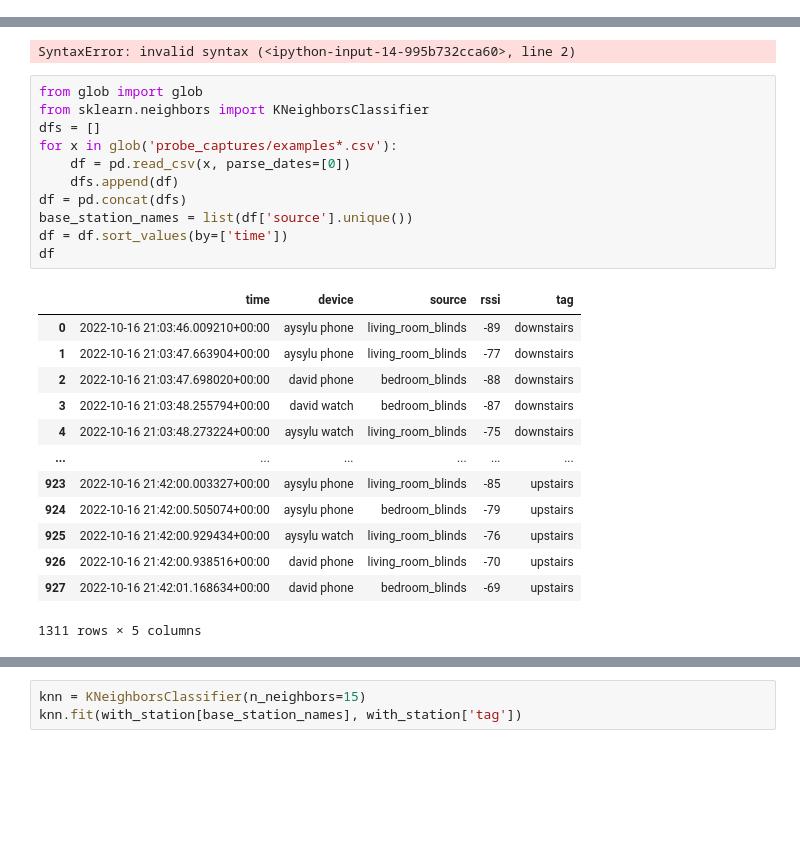
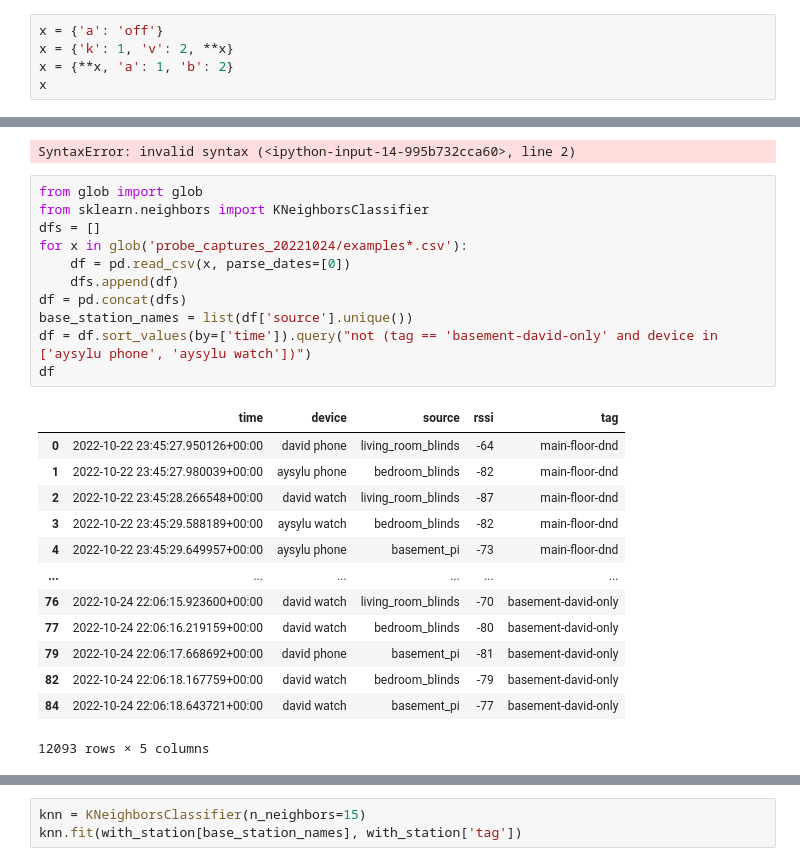
Before and after one commit to dgrnbrg/appdaemon-configs, a Jupyter notebook: appdaemon-dev.ipynb, the cells around one changed output, grey strips where cells are left out. Drawn from its saved outputs; the diff is of its cells as text; blank space fills up the shorter version.

```diff
--- a/appdaemon-dev.ipynb
+++ b/appdaemon-dev.ipynb
@@ -167,0 +167,5 @@ KeyError: 110
+# %%
+x = {'a': 'off'}
+x = {'k': 1, 'v': 2, **x}
+x = {**x, 'a': 1, 'b': 2}
+x
@@ -292,25 +298,25 @@ SyntaxError: invalid syntax (<ipython-input-14-995b732cca60>, line 2)
 # %%
 from glob import glob
 from sklearn.neighbors import KNeighborsClassifier
 dfs = []
-for x in glob('probe_captures/examples*.csv'):
+for x in glob('probe_captures_20221024/examples*.csv'):
     df = pd.read_csv(x, parse_dates=[0])
     dfs.append(df)
 df = pd.concat(dfs)
 base_station_names = list(df['source'].unique())
-df = df.sort_values(by=['time'])
+df = df.sort_values(by=['time']).query("not (tag == 'basement-david-only' and device in ['aysylu phone', 'aysylu watch'])")
 df
 # %% [output]
 |  | time | device | source | rssi | tag |
-| 0 | 2022-10-16 21:03:46.009210+00:00 | aysylu phone | living_room_blinds | -89 | downstairs |
-| 1 | 2022-10-16 21:03:47.663904+00:00 | aysylu phone | living_room_blinds | -77 | downstairs |
-| 2 | 2022-10-16 21:03:47.698020+00:00 | david phone | bedroom_blinds | -88 | downstairs |
-| 3 | 2022-10-16 21:03:48.255794+00:00 | david watch | bedroom_blinds | -87 | downstairs |
-| 4 | 2022-10-16 21:03:48.273224+00:00 | aysylu watch | living_room_blinds | -75 | downstairs |
+| 0 | 2022-10-22 23:45:27.950126+00:00 | david phone | living_room_blinds | -64 | main-floor-dnd |
+| 1 | 2022-10-22 23:45:27.980039+00:00 | aysylu phone | bedroom_blinds | -82 | main-floor-dnd |
+| 2 | 2022-10-22 23:45:28.266548+00:00 | david watch | living_room_blinds | -87 | main-floor-dnd |
+| 3 | 2022-10-22 23:45:29.588189+00:00 | aysylu watch | bedroom_blinds | -82 | main-floor-dnd |
+| 4 | 2022-10-22 23:45:29.649957+00:00 | aysylu phone | basement_pi | -73 | main-floor-dnd |
 | ... | ... | ... | ... | ... | ... |
-| 923 | 2022-10-16 21:42:00.003327+00:00 | aysylu phone | living_room_blinds | -85 | upstairs |
-| 924 | 2022-10-16 21:42:00.505074+00:00 | aysylu phone | bedroom_blinds | -79 | upstairs |
-| 925 | 2022-10-16 21:42:00.929434+00:00 | aysylu watch | living_room_blinds | -76 | upstairs |
-| 926 | 2022-10-16 21:42:00.938516+00:00 | david phone | living_room_blinds | -70 | upstairs |
-| 927 | 2022-10-16 21:42:01.168634+00:00 | david phone | bedroom_blinds | -69 | upstairs |
+| 76 | 2022-10-24 22:06:15.923600+00:00 | david watch | living_room_blinds | -70 | basement-david-only |
+| 77 | 2022-10-24 22:06:16.219159+00:00 | david watch | bedroom_blinds | -80 | basement-david-only |
+| 79 | 2022-10-24 22:06:17.668692+00:00 | david phone | basement_pi | -81 | basement-david-only |
+| 82 | 2022-10-24 22:06:18.167759+00:00 | david watch | bedroom_blinds | -79 | basement-david-only |
+| 84 | 2022-10-24 22:06:18.643721+00:00 | david watch | basement_pi | -77 | basement-david-only |
-1311 rows × 5 columns
+12093 rows × 5 columns
```
Also changed, not shown: parts of 11 cells of this notebook.
